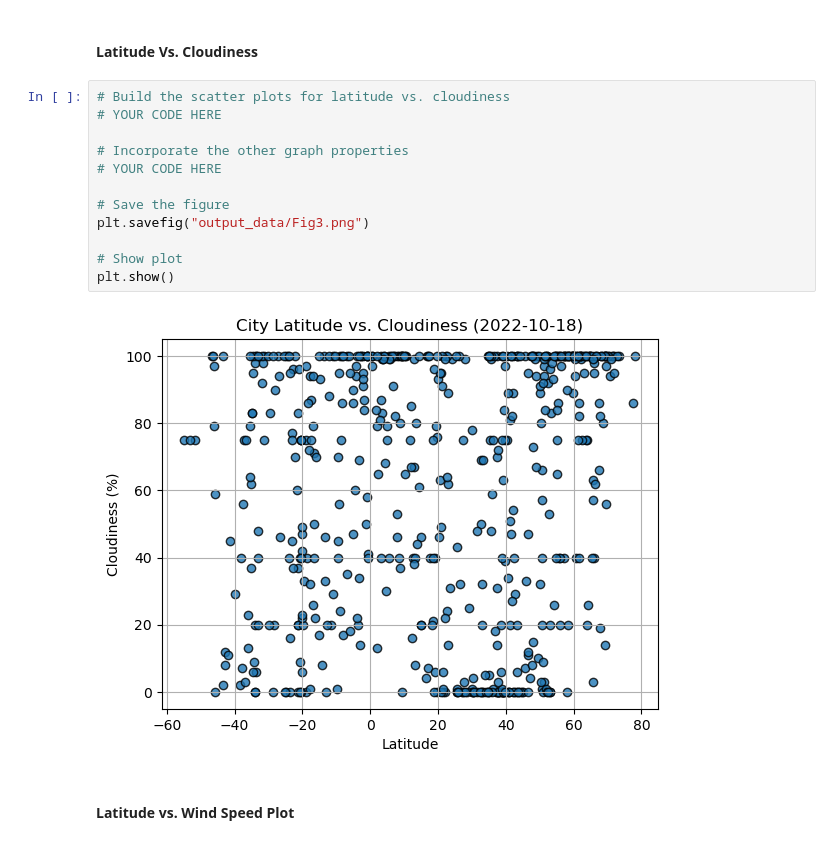
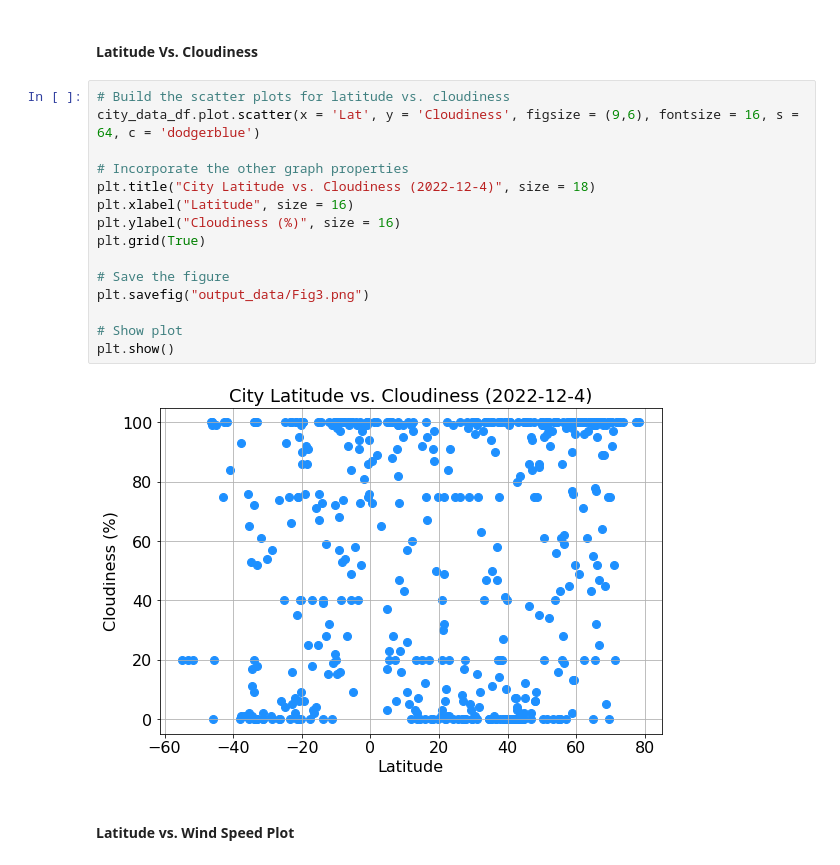
Before and after one commit to dganderson94/python-api-challenge, a Jupyter notebook: WeatherPy/WeatherPy.ipynb, the cells around one changed output. Saved outputs shown, nothing was run; the diff lists cells and outputs as text.

```diff
--- a/WeatherPy/WeatherPy.ipynb
+++ b/WeatherPy/WeatherPy.ipynb
@@ -222,18 +229,21 @@ plt.show()
 #### Latitude Vs. Cloudiness
 # %%
 # Build the scatter plots for latitude vs. cloudiness
-# YOUR CODE HERE
+city_data_df.plot.scatter(x = 'Lat', y = 'Cloudiness', figsize = (9,6), fontsize = 16, s = 64, c = 'dodgerblue')
 
 # Incorporate the other graph properties
-# YOUR CODE HERE
+plt.title("City Latitude vs. Cloudiness (2022-12-4)", size = 18)
+plt.xlabel("Latitude", size = 16)
+plt.ylabel("Cloudiness (%)", size = 16)
+plt.grid(True)
 
 # Save the figure
 plt.savefig("output_data/Fig3.png")
 
 # Show plot
 plt.show()
 # %% [output]
-[figure, old version]
+[figure, new version]
 # %% [markdown]
 #### Latitude vs. Wind Speed Plot
 # %%
```
Also changed, not shown: parts of 32 cells of this notebook, 5 other files.
